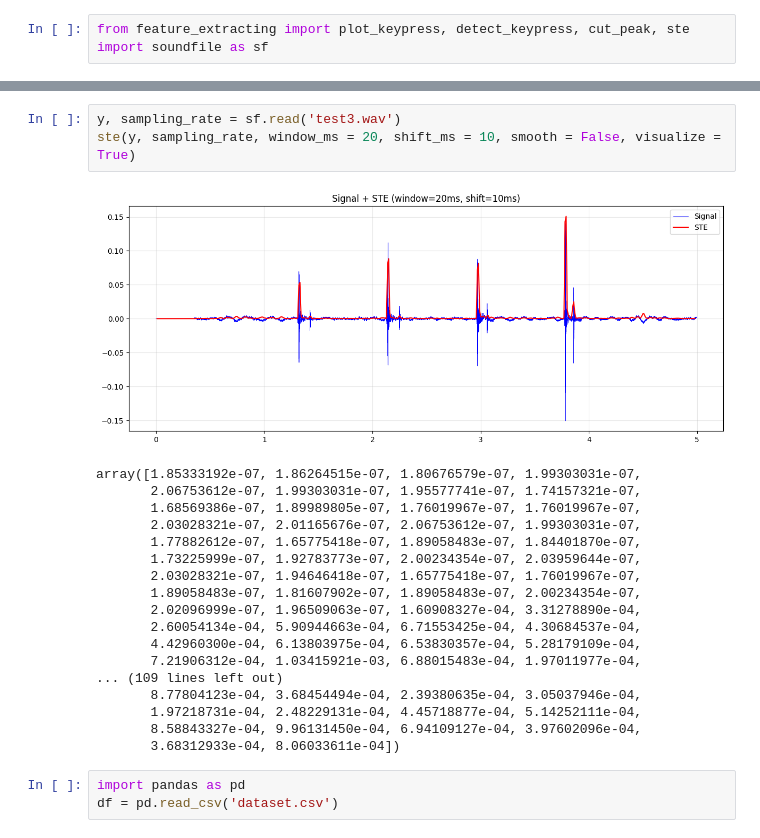
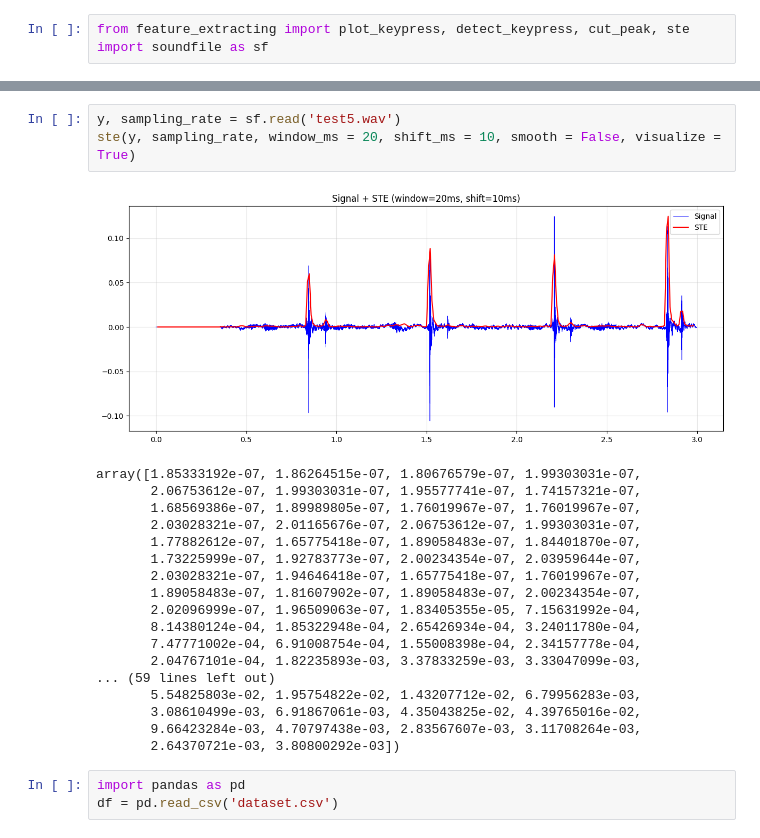
Before and after one commit to Hipslumb/ProcessAudio, a Jupyter notebook: d.ipynb, the cells around one changed output, grey strips where cells are left out. Drawn from its saved outputs; the diff is of its cells as text.

```diff
--- a/d.ipynb
+++ b/d.ipynb
@@ -58,8 +50,8 @@ array([1.85333192e-07, 1.86264515e-07, 1.80676579e-07, 1.99303031e-07,
 # %%
-y, sampling_rate = sf.read('test3.wav')
+y, sampling_rate = sf.read('test5.wav')
 ste(y, sampling_rate, window_ms = 20, shift_ms = 10, smooth = False, visualize = True)
 # %% [output]
-[figure, old version]
+[figure, new version]
 array([1.85333192e-07, 1.86264515e-07, 1.80676579e-07, 1.99303031e-07,
        2.06753612e-07, 1.99303031e-07, 1.95577741e-07, 1.74157321e-07,
        1.68569386e-07, 1.89989805e-07, 1.76019967e-07, 1.76019967e-07,
@@ -68,15 +60,15 @@ array([1.85333192e-07, 1.86264515e-07, 1.80676579e-07, 1.99303031e-07,
        1.73225999e-07, 1.92783773e-07, 2.00234354e-07, 2.03959644e-07,
        2.03028321e-07, 1.94646418e-07, 1.65775418e-07, 1.76019967e-07,
        1.89058483e-07, 1.81607902e-07, 1.89058483e-07, 2.00234354e-07,
-       2.02096999e-07, 1.96509063e-07, 1.60908327e-04, 3.31278890e-04,
-       2.60054134e-04, 5.90944663e-04, 6.71553425e-04, 4.30684537e-04,
-       4.42960300e-04, 6.13803975e-04, 6.53830357e-04, 5.28179109e-04,
-       7.21906312e-04, 1.03415921e-03, 6.88015483e-04, 1.97011977e-04,
-... (109 lines left out)
-       8.77804123e-04, 3.68454494e-04, 2.39380635e-04, 3.05037946e-04,
-       1.97218731e-04, 2.48229131e-04, 4.45718877e-04, 5.14252111e-04,
-       8.58843327e-04, 9.96131450e-04, 6.94109127e-04, 3.97602096e-04,
-       3.68312933e-04, 8.06033611e-04])
+       2.02096999e-07, 1.96509063e-07, 1.83405355e-05, 7.15631992e-04,
+       8.14380124e-04, 1.85322948e-04, 2.65426934e-04, 3.24011780e-04,
+       7.47771002e-04, 6.91008754e-04, 1.55008398e-04, 2.34157778e-04,
+       2.04767101e-04, 1.82235893e-03, 3.37833259e-03, 3.33047099e-03,
+... (59 lines left out)
+       5.54825803e-02, 1.95754822e-02, 1.43207712e-02, 6.79956283e-03,
+       3.08610499e-03, 6.91867061e-03, 4.35043825e-02, 4.39765016e-02,
+       9.66423284e-03, 4.70797438e-03, 2.83567607e-03, 3.11708264e-03,
+       2.64370721e-03, 3.80800292e-03])
 # %%
 import pandas as pd
 df = pd.read_csv('dataset.csv')
```
Also changed, not shown: parts of 10 cells of this notebook, 6 other files.
